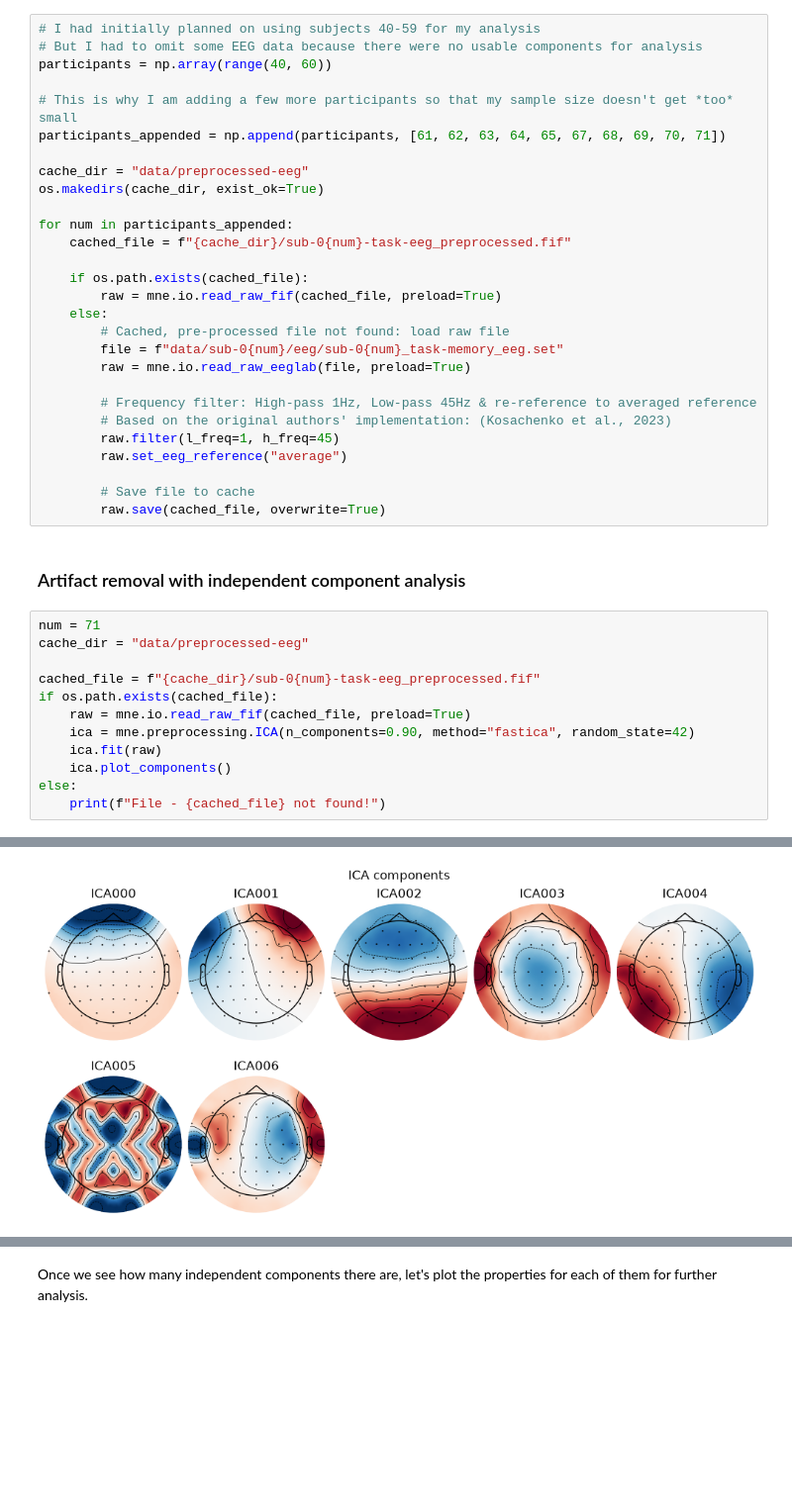
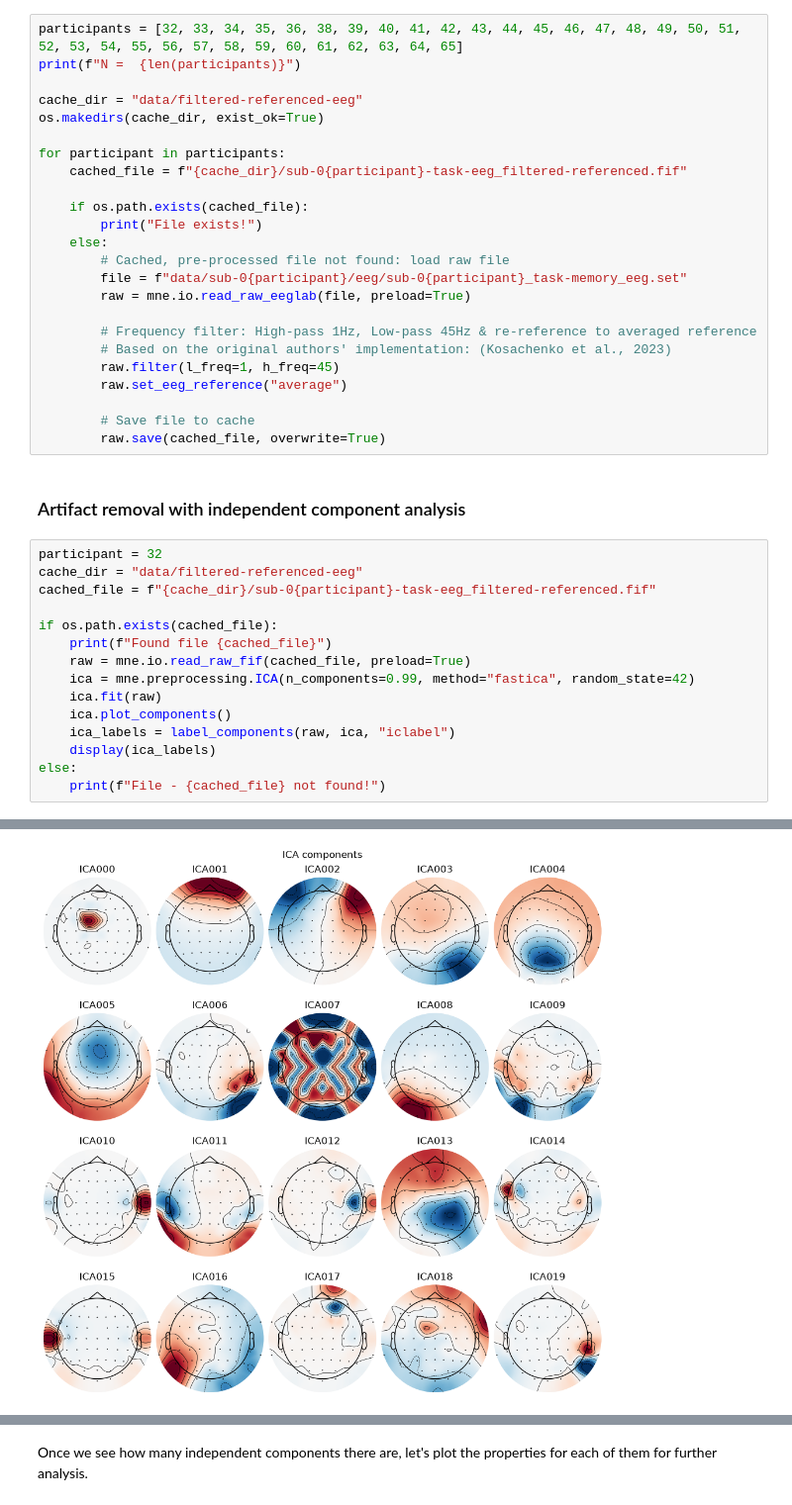
Before and after one commit to atifmmahmud/cognitive-load-biomarkers, a Jupyter notebook: eda.ipynb, the cells around one changed output, grey strips where cells are left out. Shown at 99% size. Cells and saved outputs as stored; diff of their text form; blank space fills up the shorter version.

```diff
--- a/eda.ipynb
+++ b/eda.ipynb
@@ -65,24 +69,20 @@ From participant 40, we see that we are able to load the EEG data using `mne` an
 # %% [markdown]
 ### Load, filter, and re-reference data
 # %%
-# I had initially planned on using subjects 40-59 for my analysis
-# But I had to omit some EEG data because there were no usable components for analysis
-participants = np.array(range(40, 60))
+participants = [32, 33, 34, 35, 36, 38, 39, 40, 41, 42, 43, 44, 45, 46, 47, 48, 49, 50, 51, 52, 53, 54, 55, 56, 57, 58, 59, 60, 61, 62, 63, 64, 65]
+print(f"N =  {len(participants)}")
 
-# This is why I am adding a few more participants so that my sample size doesn't get *too* small
-participants_appended = np.append(participants, [61, 62, 63, 64, 65, 67, 68, 69, 70, 71])
-
-cache_dir = "data/preprocessed-eeg"
+cache_dir = "data/filtered-referenced-eeg"
 os.makedirs(cache_dir, exist_ok=True)
 
-for num in participants_appended:
-    cached_file = f"{cache_dir}/sub-0{num}-task-eeg_preprocessed.fif"
+for participant in participants:
+    cached_file = f"{cache_dir}/sub-0{participant}-task-eeg_filtered-referenced.fif"
 
     if os.path.exists(cached_file):
-        raw = mne.io.read_raw_fif(cached_file, preload=True)
+        print("File exists!")
     else:
         # Cached, pre-processed file not found: load raw file
-        file = f"data/sub-0{num}/eeg/sub-0{num}_task-memory_eeg.set"
+        file = f"data/sub-0{participant}/eeg/sub-0{participant}_task-memory_eeg.set"
         raw = mne.io.read_raw_eeglab(file, preload=True)
 
         # Frequency filter: High-pass 1Hz, Low-pass 45Hz & re-reference to averaged reference
@@ -95,15 +95,18 @@ for num in participants_appended:
 # %% [markdown]
 ### Artifact removal with independent component analysis
 # %%
-num = 71
-cache_dir = "data/preprocessed-eeg"
+participant = 32
+cache_dir = "data/filtered-referenced-eeg"
+cached_file = f"{cache_dir}/sub-0{participant}-task-eeg_filtered-referenced.fif"
 
-cached_file = f"{cache_dir}/sub-0{num}-task-eeg_preprocessed.fif"
 if os.path.exists(cached_file):
+    print(f"Found file {cached_file}")
     raw = mne.io.read_raw_fif(cached_file, preload=True)
-    ica = mne.preprocessing.ICA(n_components=0.90, method="fastica", random_state=42)
+    ica = mne.preprocessing.ICA(n_components=0.99, method="fastica", random_state=42)
     ica.fit(raw)
     ica.plot_components()
+    ica_labels = label_components(raw, ica, "iclabel")
+    display(ica_labels)
 else:
     print(f"File - {cached_file} not found!")
 # %% [output]
@@ -110 +114 @@ else:
-[figure, old version]
+[figure, new version]
```
Also changed, not shown: parts of 13 cells of this notebook, 1 other file.
